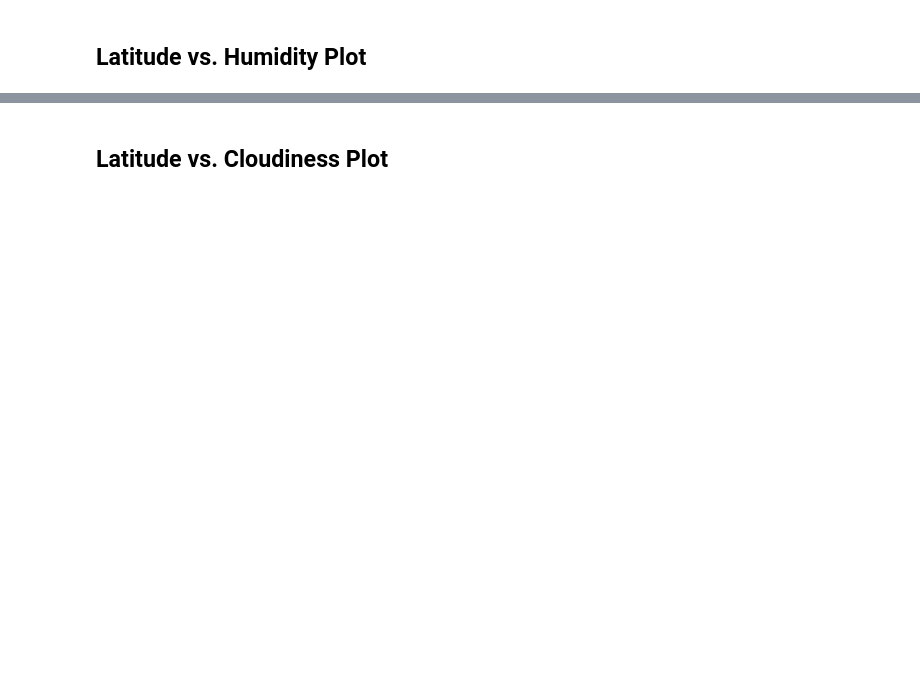
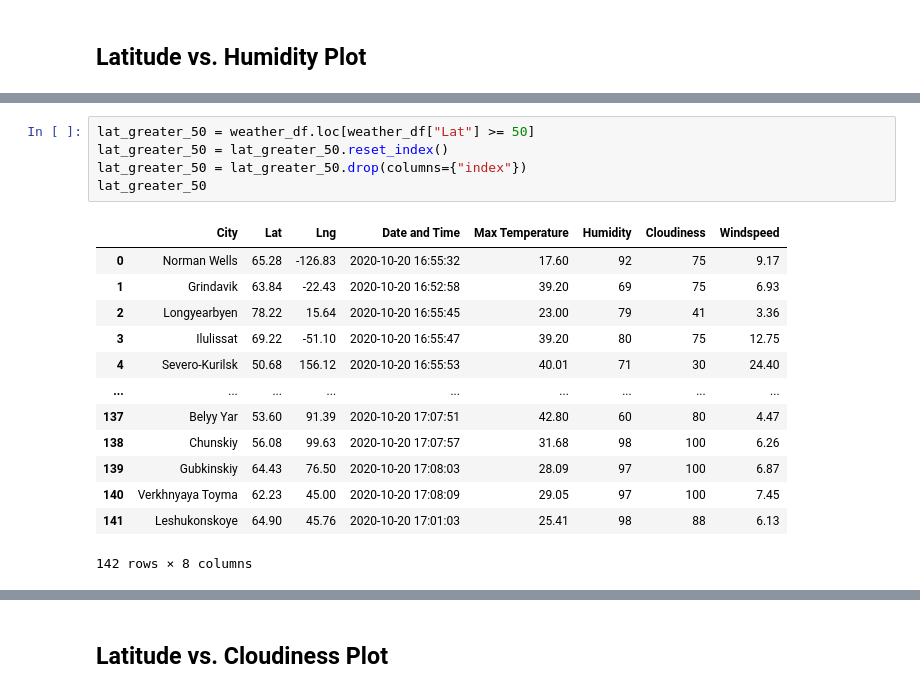
Before and after one commit to CCom20/api-challenge-python, a Jupyter notebook: weatherpy/starter_code/WeatherPy.ipynb, the cells around one changed output, grey strips where cells are left out. Saved outputs shown, nothing was run; the diff lists cells and outputs as text; blank space fills up the shorter version.

```diff
--- a/weatherpy/starter_code/WeatherPy.ipynb
+++ b/weatherpy/starter_code/WeatherPy.ipynb
@@ -297,0 +316,19 @@ The scatter plot was used since there were multiple data points that were not ca
+# %%
+lat_greater_50 = weather_df.loc[weather_df["Lat"] >= 50]
+lat_greater_50 = lat_greater_50.reset_index()
+lat_greater_50 = lat_greater_50.drop(columns={"index"})
+lat_greater_50
+# %% [output]
+|  | City | Lat | Lng | Date and Time | Max Temperature | Humidity | Cloudiness | Windspeed |
+| 0 | Norman Wells | 65.28 | -126.83 | 2020-10-20 16:55:32 | 17.60 | 92 | 75 | 9.17 |
+| 1 | Grindavik | 63.84 | -22.43 | 2020-10-20 16:52:58 | 39.20 | 69 | 75 | 6.93 |
+| 2 | Longyearbyen | 78.22 | 15.64 | 2020-10-20 16:55:45 | 23.00 | 79 | 41 | 3.36 |
+| 3 | Ilulissat | 69.22 | -51.10 | 2020-10-20 16:55:47 | 39.20 | 80 | 75 | 12.75 |
+| 4 | Severo-Kurilsk | 50.68 | 156.12 | 2020-10-20 16:55:53 | 40.01 | 71 | 30 | 24.40 |
+| ... | ... | ... | ... | ... | ... | ... | ... | ... |
+| 137 | Belyy Yar | 53.60 | 91.39 | 2020-10-20 17:07:51 | 42.80 | 60 | 80 | 4.47 |
+| 138 | Chunskiy | 56.08 | 99.63 | 2020-10-20 17:07:57 | 31.68 | 98 | 100 | 6.26 |
+| 139 | Gubkinskiy | 64.43 | 76.50 | 2020-10-20 17:08:03 | 28.09 | 97 | 100 | 6.87 |
+| 140 | Verkhnyaya Toyma | 62.23 | 45.00 | 2020-10-20 17:08:09 | 29.05 | 97 | 100 | 7.45 |
+| 141 | Leshukonskoye | 64.90 | 45.76 | 2020-10-20 17:01:03 | 25.41 | 98 | 88 | 6.13 |
+142 rows × 8 columns
```
Also changed, not shown: parts of 15 cells of this notebook, 4 other files.
